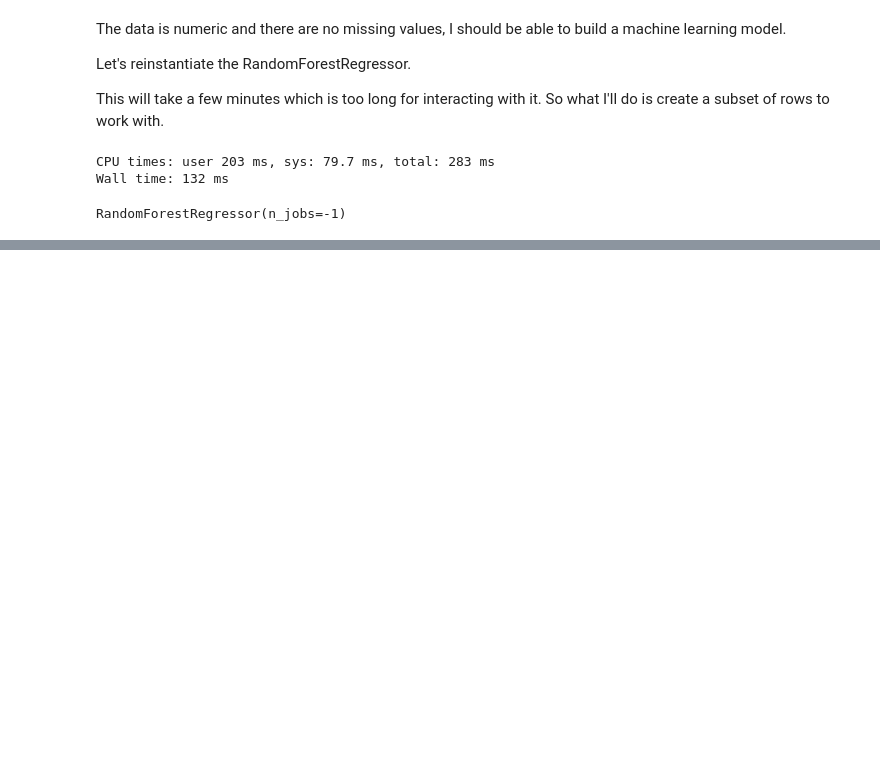
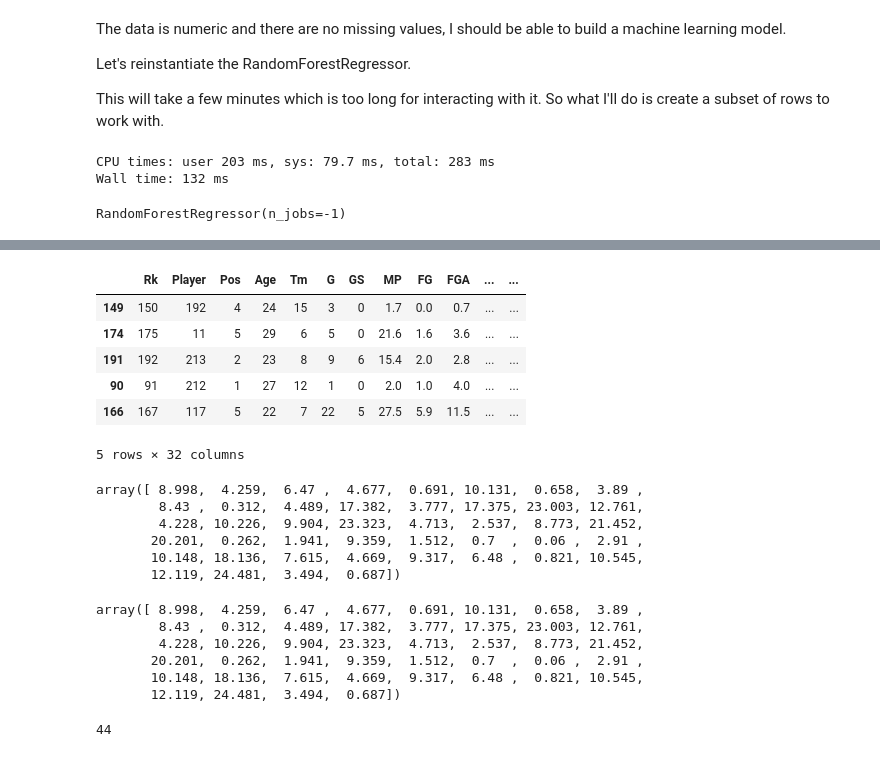
Before and after one commit to Hei-Chunhei/NBA_Players_Scoring_Prediction_Regression, a Jupyter notebook: NBA_Scoring_Prediction_Playoff.ipynb, the cells around one changed output, grey strips where cells are left out. Cells and saved outputs as stored; diff of their text form; code cells hidden in the pictures; blank space fills up the shorter version.

```diff
--- a/NBA_Scoring_Prediction_Playoff.ipynb
+++ b/NBA_Scoring_Prediction_Playoff.ipynb
@@ -427,0 +512,20 @@ RandomForestRegressor(n_jobs=-1)
+# %%
+X_train.head()
+# %% [output]
+|  | Rk | Player | Pos | Age | Tm | G | GS | MP | FG | FGA | ... | ... |
+| 149 | 150 | 192 | 4 | 24 | 15 | 3 | 0 | 1.7 | 0.0 | 0.7 | ... | ... |
+| 174 | 175 | 11 | 5 | 29 | 6 | 5 | 0 | 21.6 | 1.6 | 3.6 | ... | ... |
+| 191 | 192 | 213 | 2 | 23 | 8 | 9 | 6 | 15.4 | 2.0 | 2.8 | ... | ... |
+| 90 | 91 | 212 | 1 | 27 | 12 | 1 | 0 | 2.0 | 1.0 | 4.0 | ... | ... |
+| 166 | 167 | 117 | 5 | 22 | 7 | 22 | 5 | 27.5 | 5.9 | 11.5 | ... | ... |
+5 rows × 32 columns
+# %%
+# Let's see how the model goes predicting on the test data
+model.predict(X_test)
+# %% [output]
+array([ 8.998,  4.259,  6.47 ,  4.677,  0.691, 10.131,  0.658,  3.89 ,
+        8.43 ,  0.312,  4.489, 17.382,  3.777, 17.375, 23.003, 12.761,
+        4.228, 10.226,  9.904, 23.323,  4.713,  2.537,  8.773, 21.452,
+       20.201,  0.262,  1.941,  9.359,  1.512,  0.7  ,  0.06 ,  2.91 ,
+       10.148, 18.136,  7.615,  4.669,  9.317,  6.48 ,  0.821, 10.545,
+       12.119, 24.481,  3.494,  0.687])
@@ -427,0 +535,13 @@ RandomForestRegressor(n_jobs=-1)
+# %%
+test_preds
+# %% [output]
+array([ 8.998,  4.259,  6.47 ,  4.677,  0.691, 10.131,  0.658,  3.89 ,
+        8.43 ,  0.312,  4.489, 17.382,  3.777, 17.375, 23.003, 12.761,
+        4.228, 10.226,  9.904, 23.323,  4.713,  2.537,  8.773, 21.452,
+       20.201,  0.262,  1.941,  9.359,  1.512,  0.7  ,  0.06 ,  2.91 ,
+       10.148, 18.136,  7.615,  4.669,  9.317,  6.48 ,  0.821, 10.545,
+       12.119, 24.481,  3.494,  0.687])
+# %%
+len(test_preds)
+# %% [output]
+44
```
Also changed, not shown: parts of 20 cells of this notebook, 2 other files.
